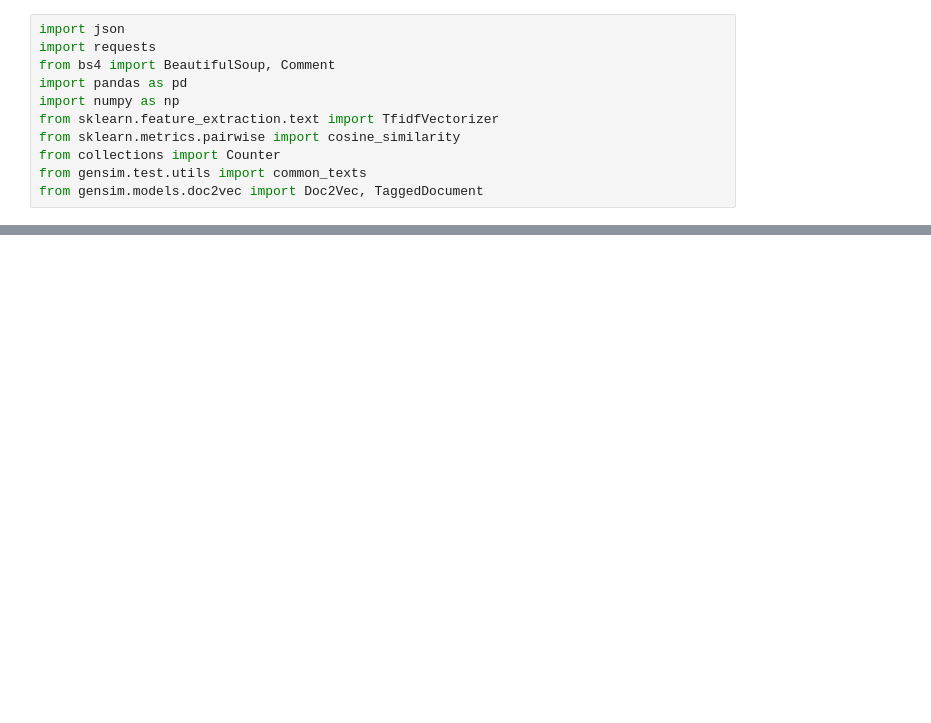
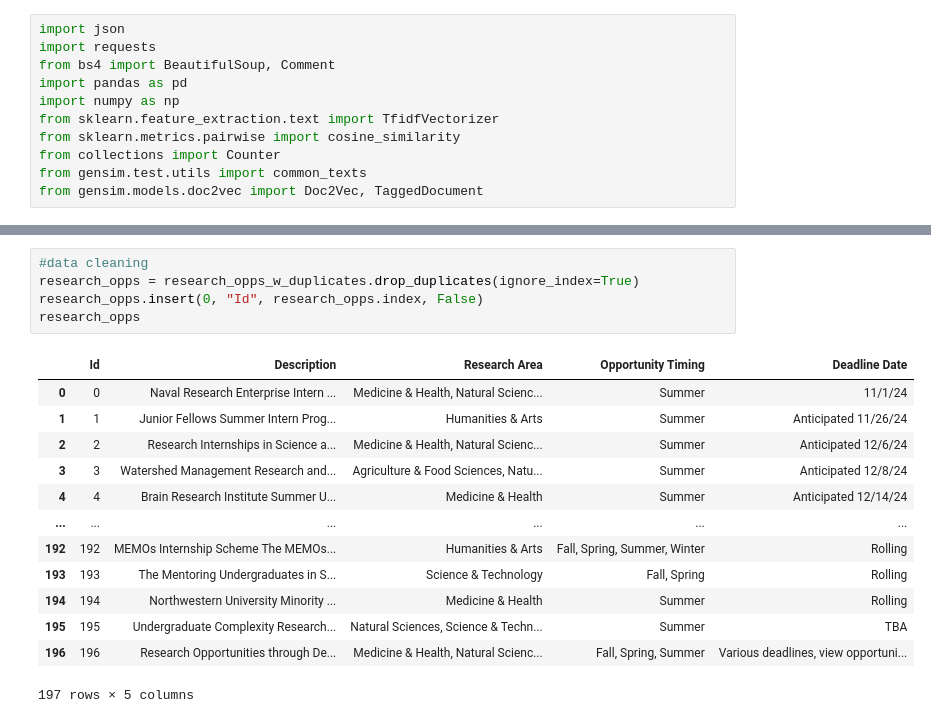
Before and after one commit to CS196Illinois/FA24-Group8, a Jupyter notebook: Research/recom_Alice.ipynb, the cells around one changed output, grey strips where cells are left out. Cells and saved outputs as stored; diff of their text form; blank space fills up the shorter version.

```diff
--- a/Research/recom_Alice.ipynb
+++ b/Research/recom_Alice.ipynb
@@ -45,0 +43,19 @@ research_opps
+# %%
+#data cleaning
+research_opps = research_opps_w_duplicates.drop_duplicates(ignore_index=True)
+research_opps.insert(0, "Id", research_opps.index, False)
+research_opps
+# %% [output]
+|  | Id | Description | Research Area | Opportunity Timing | Deadline Date |
+| 0 | 0 | Naval Research Enterprise Intern ... | Medicine & Health, Natural Scienc... | Summer | 11/1/24 |
+| 1 | 1 | Junior Fellows Summer Intern Prog... | Humanities & Arts | Summer | Anticipated 11/26/24 |
+| 2 | 2 | Research Internships in Science a... | Medicine & Health, Natural Scienc... | Summer | Anticipated 12/6/24 |
+| 3 | 3 | Watershed Management Research and... | Agriculture & Food Sciences, Natu... | Summer | Anticipated 12/8/24 |
+| 4 | 4 | Brain Research Institute Summer U... | Medicine & Health | Summer | Anticipated 12/14/24 |
+| ... | ... | ... | ... | ... | ... |
+| 192 | 192 | MEMOs Internship Scheme The MEMOs... | Humanities & Arts | Fall, Spring, Summer, Winter | Rolling |
+| 193 | 193 | The Mentoring Undergraduates in S... | Science & Technology | Fall, Spring | Rolling |
+| 194 | 194 | Northwestern University Minority ... | Medicine & Health | Summer | Rolling |
+| 195 | 195 | Undergraduate Complexity Research... | Natural Sciences, Science & Techn... | Summer | TBA |
+| 196 | 196 | Research Opportunities through De... | Medicine & Health, Natural Scienc... | Fall, Spring, Summer | Various deadlines, view opportuni... |
+197 rows × 5 columns
```
Also changed, not shown: parts of 10 cells of this notebook.
